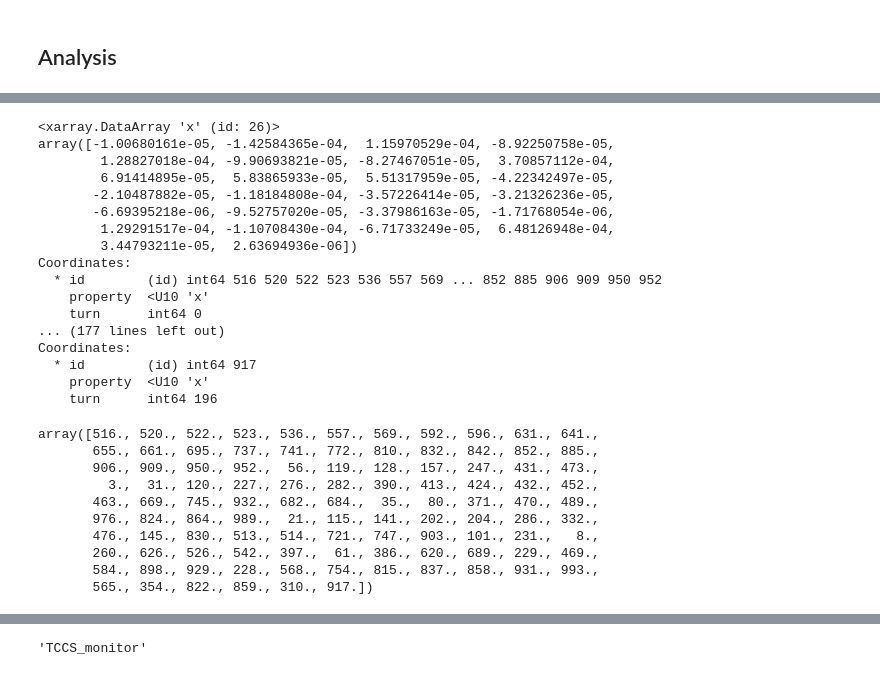
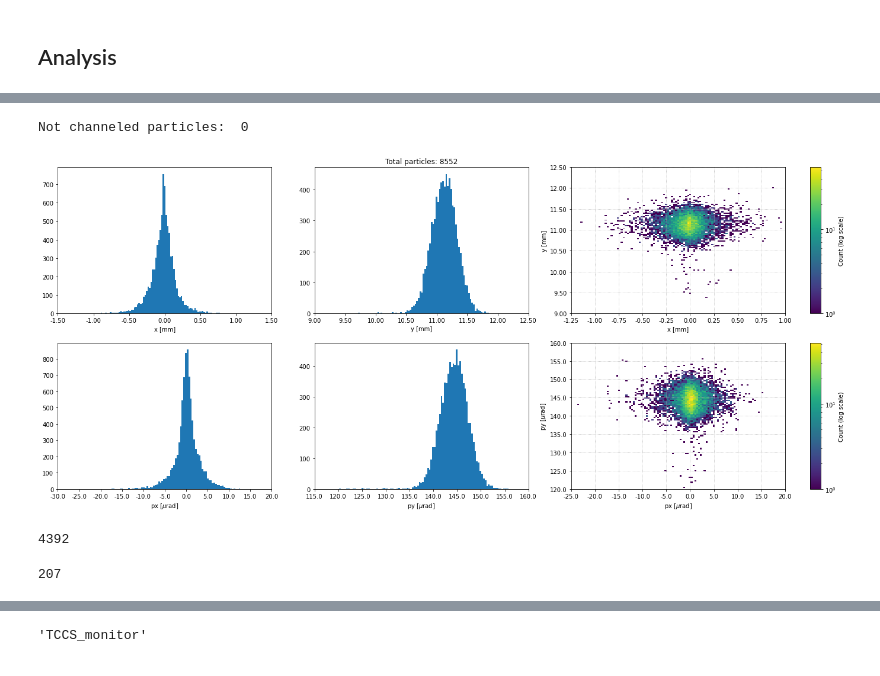
Before and after one commit to chiaramaccani/two_cryst_sim, a Jupyter notebook: Monitors_analysis_notebook.ipynb, the cells around one changed output, grey strips where cells are left out. Cells and saved outputs as stored; diff of their text form; code cells hidden in the pictures.

```diff
--- a/Monitors_analysis_notebook.ipynb
+++ b/Monitors_analysis_notebook.ipynb
@@ -688,33 +773,35 @@ TARGET.load('Outputdata/TARGET_monitor_B2V_simple_model.pkl')
 # %%
-TARGET.impacting_particles()
+TARGET.plot_impacting_particles()
 # %% [output]
-<xarray.DataArray 'x' (id: 26)>
-array([-1.00680161e-05, -1.42584365e-04,  1.15970529e-04, -8.92250758e-05,
-        1.28827018e-04, -9.90693821e-05, -8.27467051e-05,  3.70857112e-04,
-        6.91414895e-05,  5.83865933e-05,  5.51317959e-05, -4.22342497e-05,
-       -2.10487882e-05, -1.18184808e-04, -3.57226414e-05, -3.21326236e-05,
-       -6.69395218e-06, -9.52757020e-05, -3.37986163e-05, -1.71768054e-06,
-        1.29291517e-04, -1.10708430e-04, -6.71733249e-05,  6.48126948e-04,
-        3.44793211e-05,  2.63694936e-06])
-Coordinates:
-  * id        (id) int64 516 520 522 523 536 557 569 ... 852 885 906 909 950 952
-    property  <U10 'x'
-    turn      int64 0
-... (177 lines left out)
-Coordinates:
-  * id        (id) int64 917
-    property  <U10 'x'
-    turn      int64 196
+Not channeled particles:  0
-array([516., 520., 522., 523., 536., 557., 569., 592., 596., 631., 641.,
-       655., 661., 695., 737., 741., 772., 810., 832., 842., 852., 885.,
-       906., 909., 950., 952.,  56., 119., 128., 157., 247., 431., 473.,
-         3.,  31., 120., 227., 276., 282., 390., 413., 424., 432., 452.,
-       463., 669., 745., 932., 682., 684.,  35.,  80., 371., 470., 489.,
-       976., 824., 864., 989.,  21., 115., 141., 202., 204., 286., 332.,
-       476., 145., 830., 513., 514., 721., 747., 903., 101., 231.,   8.,
-       260., 626., 526., 542., 397.,  61., 386., 620., 689., 229., 469.,
-       584., 898., 929., 228., 568., 754., 815., 837., 858., 931., 993.,
-       565., 354., 822., 859., 310., 917.])
+[figure, added]
+# %%
+12944-8552
+# %% [output]
+4392
+# %%
+a = [  133,   299,   381  , 416 ,  627 ,  638 ,  733,   757 ,  858 , 1098  ,1140 , 1188,
+  1209,  1220,  1282,  1313 , 1332 , 1357 , 1509,  1550,  1566,  1570,  1748  ,1802,
+  2003,  2170,  2242,  2268 , 2269 , 2377 , 2446,  2453,  2494,  2525,  2560 , 2561,
+  2604,  2629,  2718,  2781 , 2841 , 2859 , 2870,  2928,  2950,  2970,  2989 , 3013,
+  3015 , 3087,  3193,  3242 , 3272 , 3328 , 3380,  3403,  3406,  3419,  3434 , 3542,
+  3628  ,3648,  3659,  3764 , 3790 , 3846 , 4011,  4062,  4097,  4209,  4252 , 4253,
+  4315  ,4368,  4527,  4534 , 4567 , 4706 , 4955,  4979,  5006,  5226,  5253 , 5283,
+  5357  ,5457,  5556,  5703 , 5723 , 5737 , 6029,  6043,  6068,  6096,  6139 , 6142,
+  6164  ,6255,  6414,  6458 , 6487 , 6553 , 6684,  6709,  6718,  6764,  6785 , 6898,
+  6935  ,6971,  6979,  7014 , 7065 , 7184 , 7201,  7289,  7347,  7360,  7370 , 7459,
+  7460 , 7553,  7560,  7614 , 7703 , 7718 , 7817,  7835,  7870,  7918,  7979 , 8050,
+  8130 , 8201,  8240,  8271 , 8317 , 8319 , 8449,  8481,  8550,  8602,  8704 , 8724,
+  8728 , 8746,  8809,  8924 , 8955 , 8959 , 8995,  9066,  9093,  9136,  9170 , 9184,
+  9384 , 9408,  9450,  9600 , 9676 , 9677 , 9680,  9812,  9815,  9907, 10083 ,10250,
+ 10283 ,10285, 10366, 10382 ,10458 ,10468 ,10595, 10696, 10862, 10888, 11010 ,11105,
+ 11112 ,11456, 11551, 11556, 11586 ,11599 ,11630 ,11644, 11774, 11810, 11840, 11855,
+ 11884, 11892, 11898, 11911 ,11938, 12078, 12168, 12204, 12213, 12338, 12377, 12409,
+ 12437, 12588 ,12634]
+
+len(a)
+# %% [output]
+207
 # %%
 TCCS.plot_alive()
 # %% [output]
```
Also changed, not shown: parts of 17 cells of this notebook.
